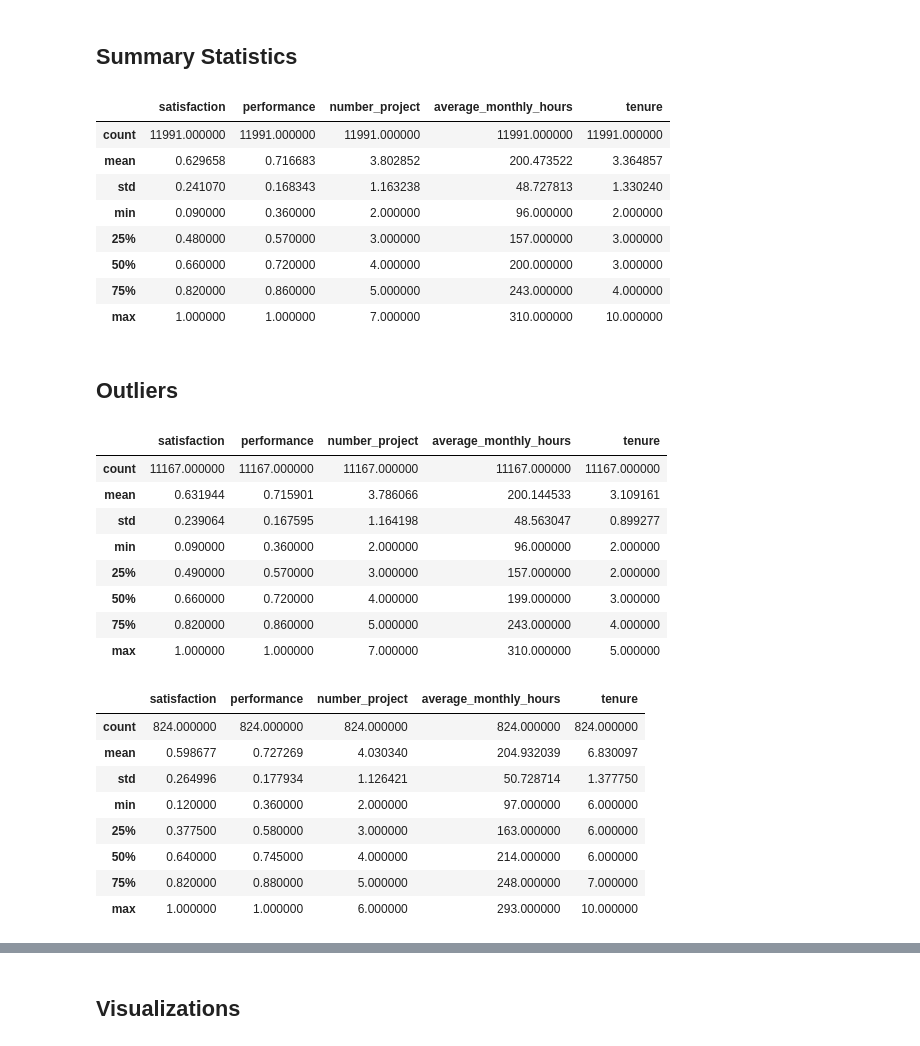
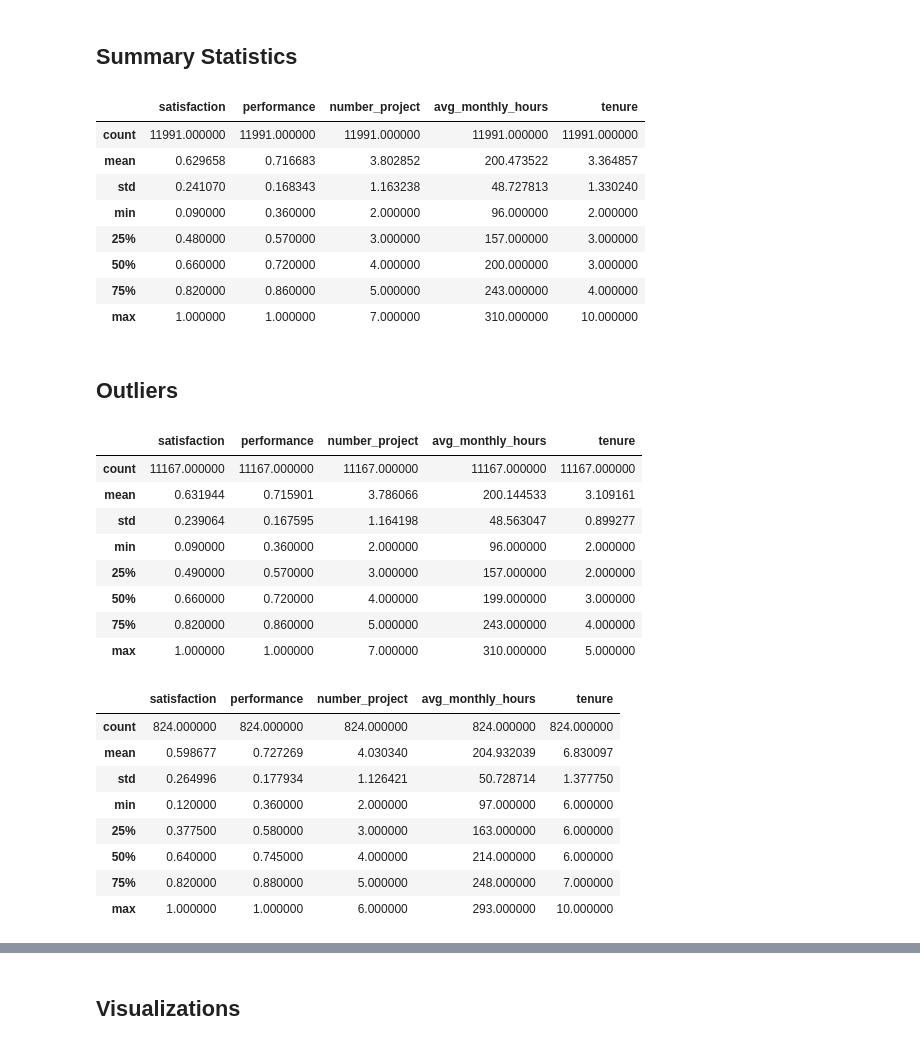
Before and after one commit to SameeckBhatia/Salifort-EDP, a Jupyter notebook: notebook.ipynb, the cells around one changed output, grey strips where cells are left out. Drawn from its saved outputs; the diff is of its cells as text; code cells hidden in the pictures.

```diff
--- a/notebook.ipynb
+++ b/notebook.ipynb
@@ -48,7 +48,7 @@ df.head()
 # %%
 df = df.rename(columns={"satisfaction_level": "satisfaction",
                         "last_evaluation": "performance",
-                        "average_montly_hours": "average_monthly_hours",
+                        "average_montly_hours": "avg_monthly_hours",
                         "time_spend_company": "tenure",
                         "Work_accident": "work_accident",
                         "Department": "department"})
@@ -92,11 +92,11 @@ histo_boxplot("tenure")
 ## Summary Statistics
 # %%
 cols = ["satisfaction", "performance", "number_project",
-        "average_monthly_hours", "tenure"]
+        "avg_monthly_hours", "tenure"]
 
 df[cols].describe()
 # %% [output]
-|  | satisfaction | performance | number_project | average_monthly_hours | tenure |
+|  | satisfaction | performance | number_project | avg_monthly_hours | tenure |
 | count | 11991.000000 | 11991.000000 | 11991.000000 | 11991.000000 | 11991.000000 |
 | mean | 0.629658 | 0.716683 | 3.802852 | 200.473522 | 3.364857 |
 | std | 0.241070 | 0.168343 | 1.163238 | 48.727813 | 1.330240 |
@@ -123,7 +123,7 @@ outlier_df = omit_outliers("tenure", False)
 # %%
 non_outlier_df[cols].describe()
 # %% [output]
-|  | satisfaction | performance | number_project | average_monthly_hours | tenure |
+|  | satisfaction | performance | number_project | avg_monthly_hours | tenure |
 | count | 11167.000000 | 11167.000000 | 11167.000000 | 11167.000000 | 11167.000000 |
 | mean | 0.631944 | 0.715901 | 3.786066 | 200.144533 | 3.109161 |
 | std | 0.239064 | 0.167595 | 1.164198 | 48.563047 | 0.899277 |
@@ -135,7 +135,7 @@ non_outlier_df[cols].describe()
 # %%
 outlier_df[cols].describe()
 # %% [output]
-|  | satisfaction | performance | number_project | average_monthly_hours | tenure |
+|  | satisfaction | performance | number_project | avg_monthly_hours | tenure |
 | count | 824.000000 | 824.000000 | 824.000000 | 824.000000 | 824.000000 |
 | mean | 0.598677 | 0.727269 | 4.030340 | 204.932039 | 6.830097 |
 | std | 0.264996 | 0.177934 | 1.126421 | 50.728714 | 1.377750 |
```
Also changed, not shown: parts of 15 cells of this notebook.
